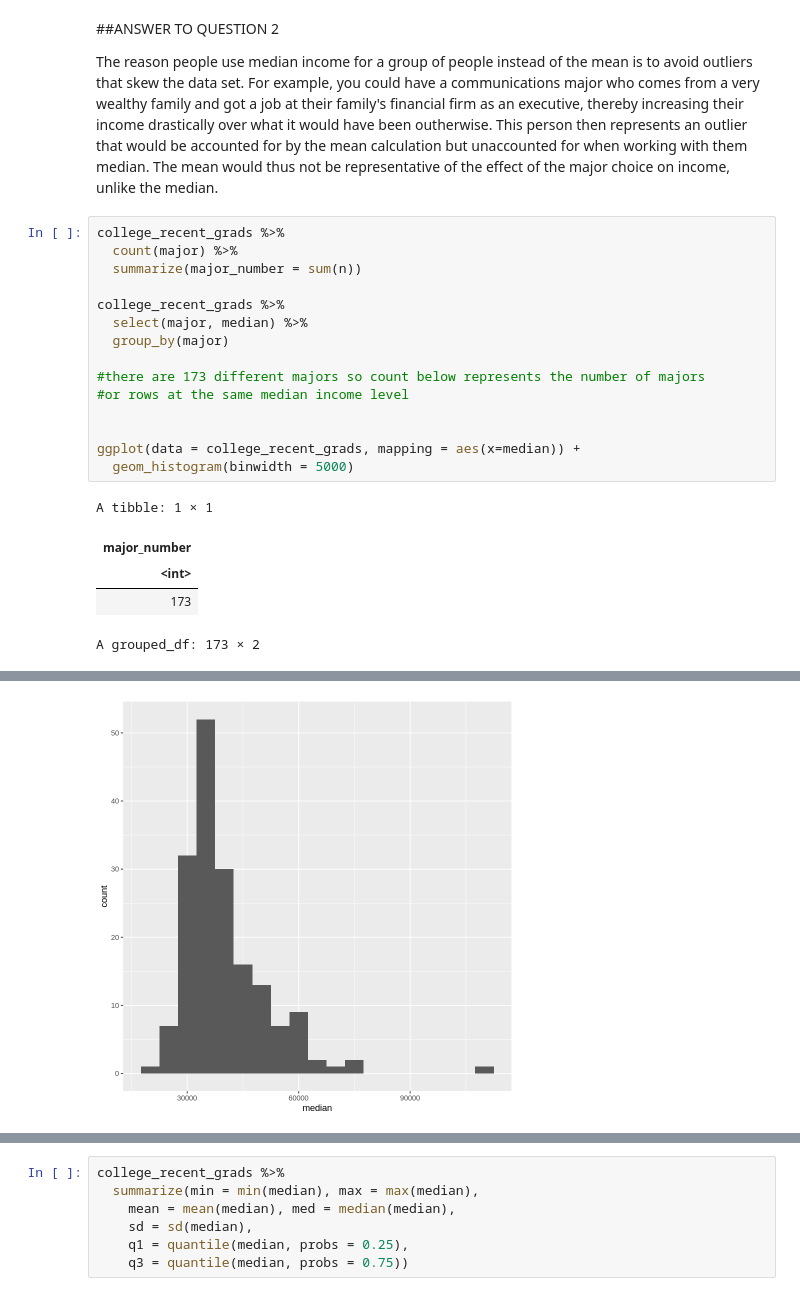
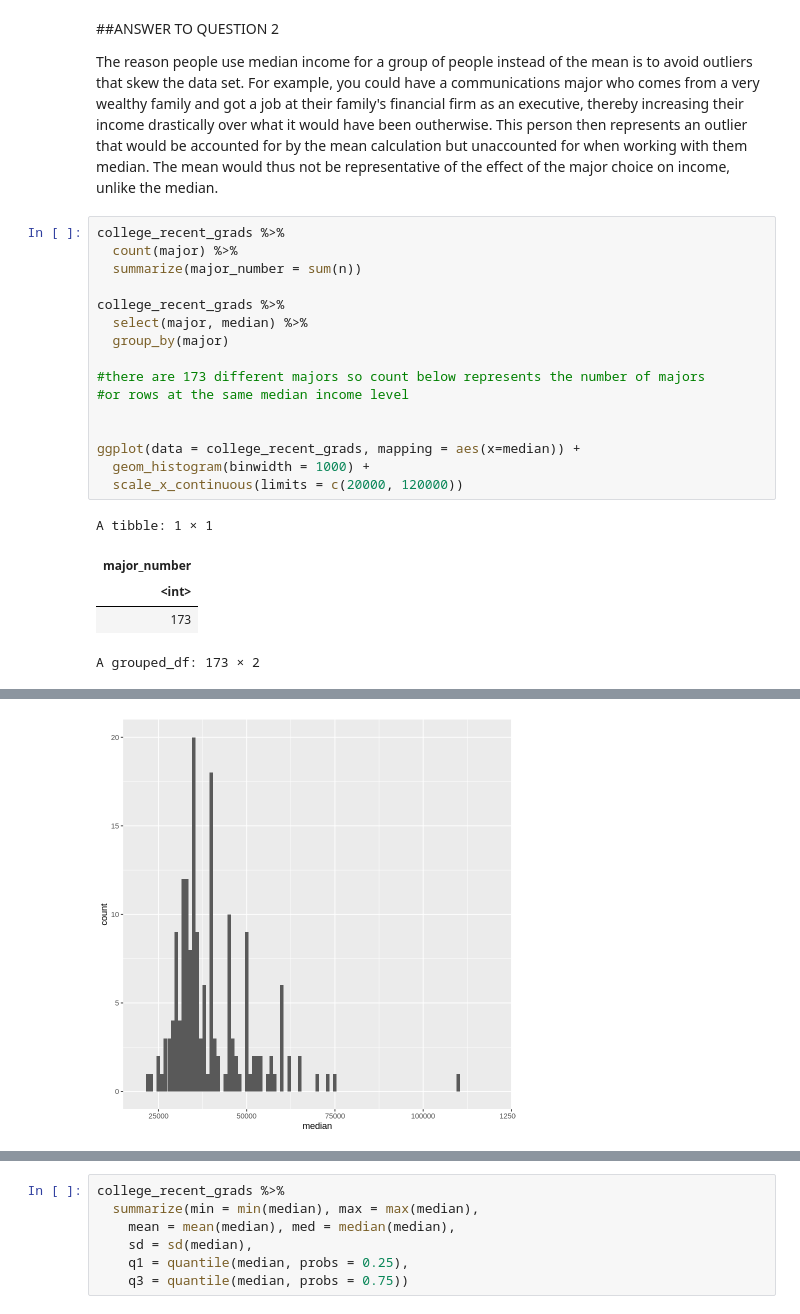
Before and after one commit to KyleSprague/DCS_210, a Jupyter notebook: Project_3.ipynb, the cells around one changed output, grey strips where cells are left out. Saved outputs shown, nothing was run; the diff lists cells and outputs as text.

```diff
--- a/Project_3.ipynb
+++ b/Project_3.ipynb
@@ -132,7 +150,8 @@ college_recent_grads %>%
 
 
 ggplot(data = college_recent_grads, mapping = aes(x=median)) +
-  geom_histogram(binwidth = 5000)
+  geom_histogram(binwidth = 1000) +
+  scale_x_continuous(limits = c(20000, 120000))
 # %% [output]
 A tibble: 1 × 1
 | major_number |
@@ -160 +181 @@ A grouped_df: 173 × 2
-[figure, old version]
+[figure, new version]
```
Also changed, not shown: parts of 8 cells of this notebook.
